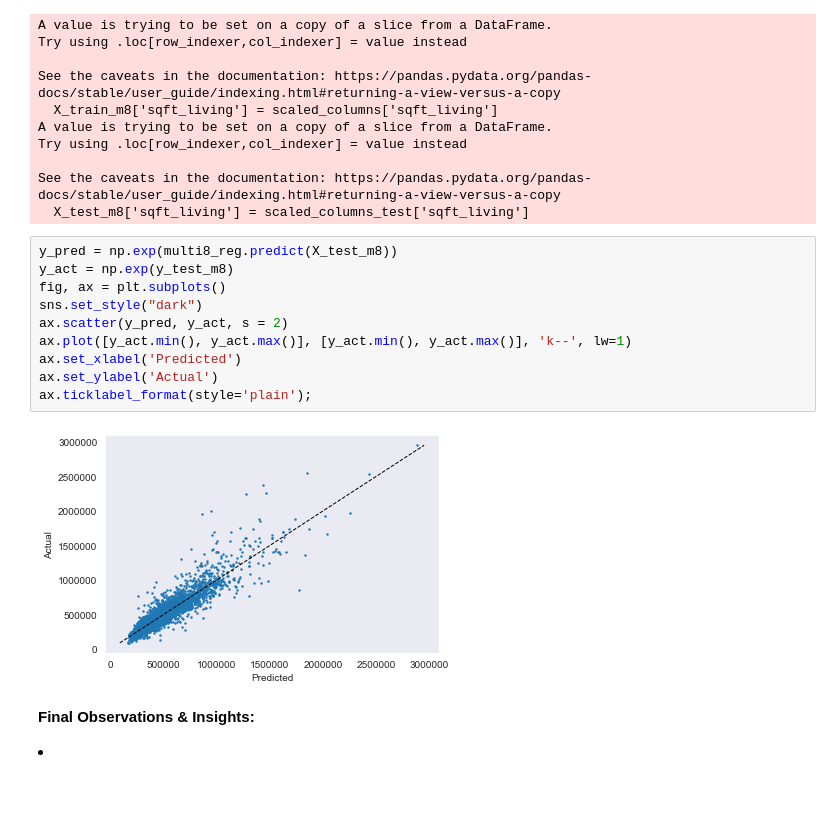
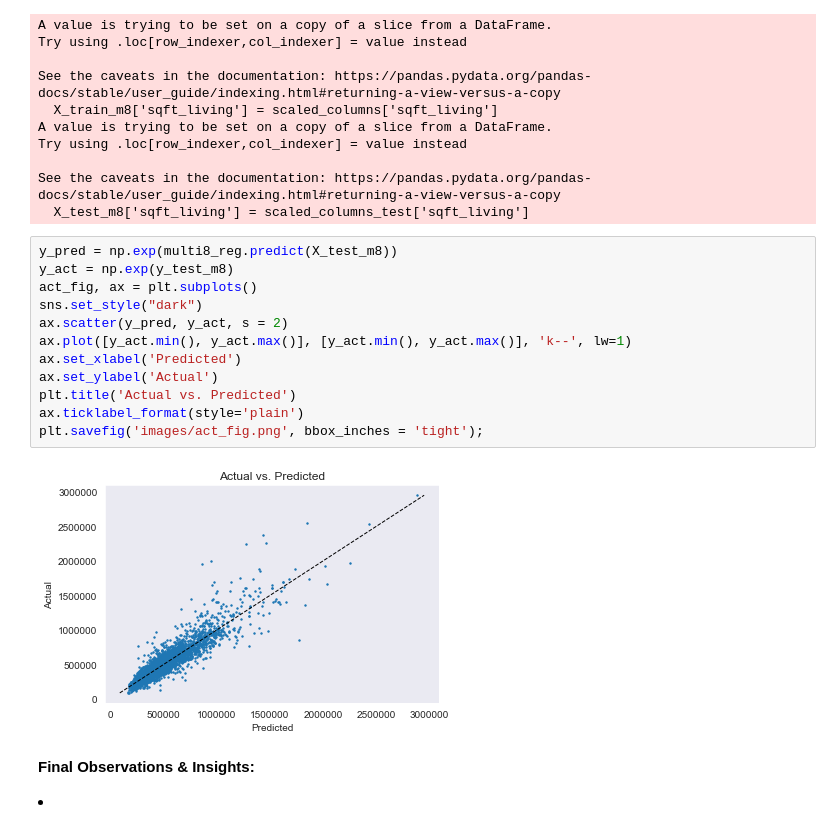
Before and after one commit to kangjw1208/King-Country-Real-Estate, a Jupyter notebook: Final.ipynb, the cells around one changed output. Cells and saved outputs as stored; diff of their text form; blank space fills up the shorter version.

Commit message:
saving images to folder

```diff
--- a/Final.ipynb
+++ b/Final.ipynb
@@ -850,15 +852,17 @@ See the caveats in the documentation: https://pandas.pydata.org/pandas-docs/stab
 # %%
 y_pred = np.exp(multi8_reg.predict(X_test_m8))
 y_act = np.exp(y_test_m8)
-fig, ax = plt.subplots()
+act_fig, ax = plt.subplots()
 sns.set_style("dark")
 ax.scatter(y_pred, y_act, s = 2)
 ax.plot([y_act.min(), y_act.max()], [y_act.min(), y_act.max()], 'k--', lw=1)
 ax.set_xlabel('Predicted')
 ax.set_ylabel('Actual')
-ax.ticklabel_format(style='plain');
+plt.title('Actual vs. Predicted')
+ax.ticklabel_format(style='plain')
+plt.savefig('images/act_fig.png', bbox_inches = 'tight');
 # %% [output]
-[figure, old version]
+[figure, new version]
 # %% [markdown]
 **Final Observations & Insights:**
 <ul>
```
Also changed, not shown: parts of 8 cells of this notebook, 7 other files.
